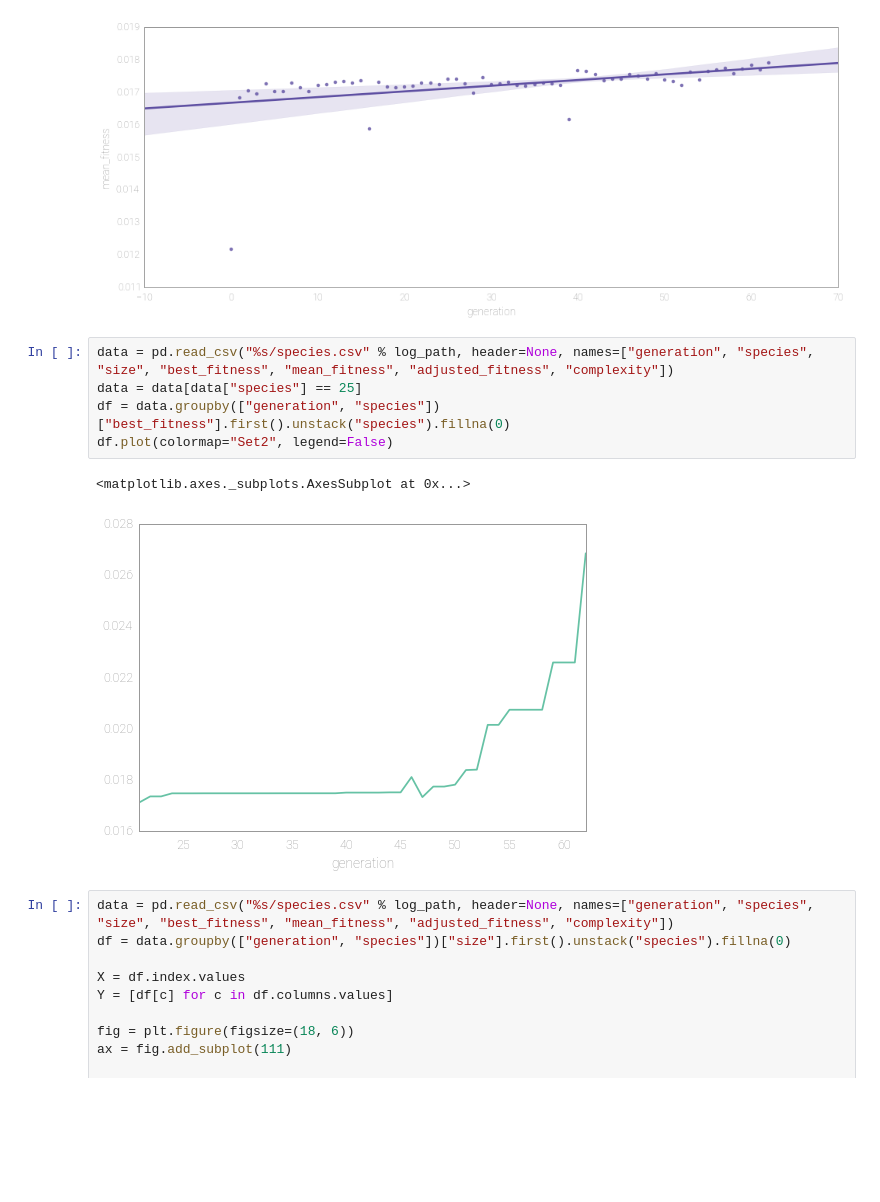
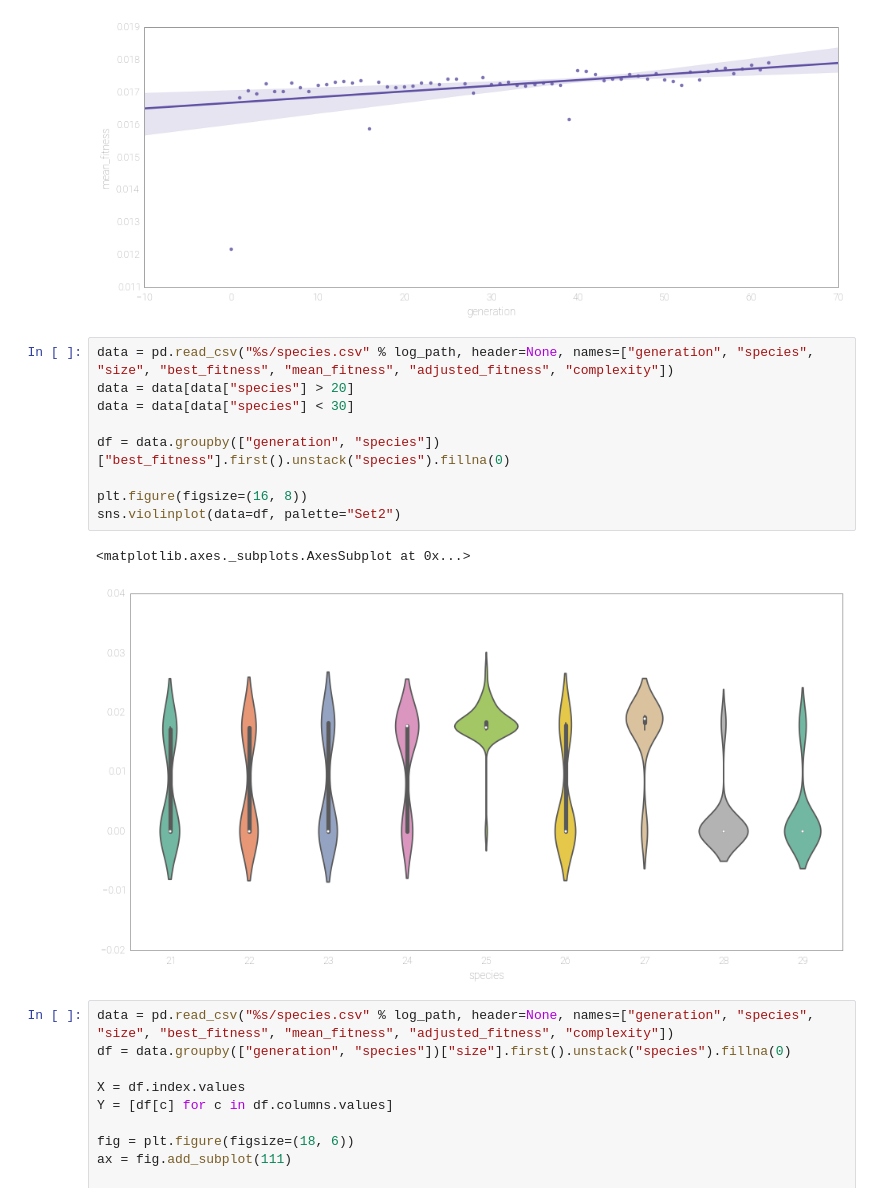
Before and after one commit to BarkingMouseStudio/unity-experiments, a Jupyter notebook: Fitness.ipynb, the cells around one changed output. Saved outputs shown, nothing was run; the diff lists cells and outputs as text; blank space fills up the shorter version.

```diff
--- a/Fitness.ipynb
+++ b/Fitness.ipynb
@@ -114,12 +125,16 @@ sns.regplot("generation", "mean_fitness", raw)
 [figure]
 # %%
 data = pd.read_csv("%s/species.csv" % log_path, header=None, names=["generation", "species", "size", "best_fitness", "mean_fitness", "adjusted_fitness", "complexity"])
-data = data[data["species"] == 25]
+data = data[data["species"] > 20]
+data = data[data["species"] < 30]
+
 df = data.groupby(["generation", "species"])["best_fitness"].first().unstack("species").fillna(0)
-df.plot(colormap="Set2", legend=False)
+
+plt.figure(figsize=(16, 8))
+sns.violinplot(data=df, palette="Set2")
 # %% [output]
 <matplotlib.axes._subplots.AxesSubplot at 0x...>
-[figure, old version]
+[figure, new version]
 # %%
 data = pd.read_csv("%s/species.csv" % log_path, header=None, names=["generation", "species", "size", "best_fitness", "mean_fitness", "adjusted_fitness", "complexity"])
 df = data.groupby(["generation", "species"])["size"].first().unstack("species").fillna(0)
```
Also changed, not shown: parts of 3 cells of this notebook.
